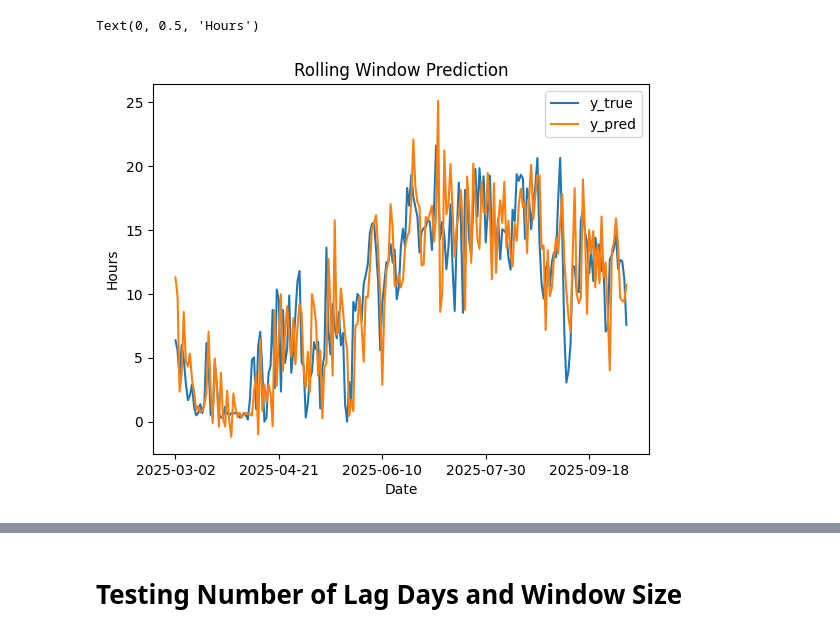
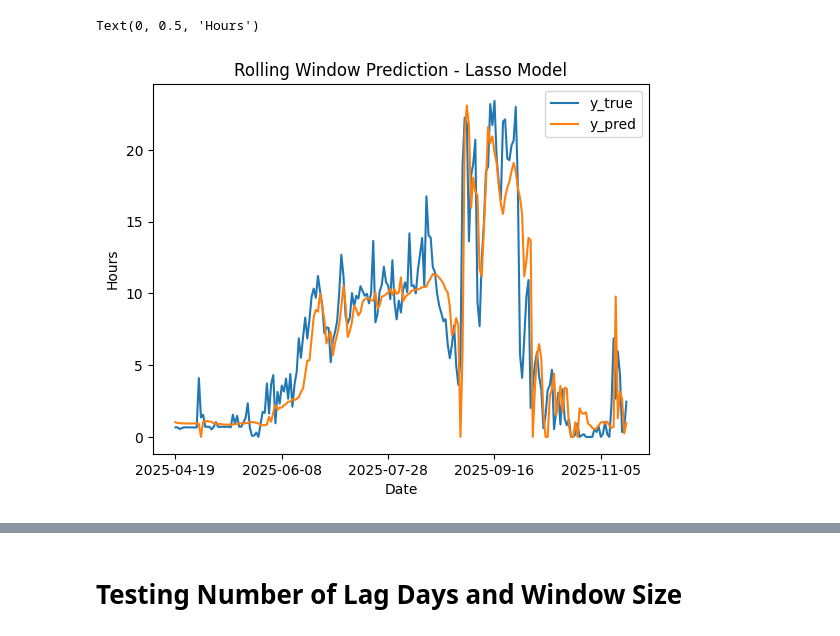
Before and after one commit to Temple-University-CIS-4496/cis-4496-project-hvac, a Jupyter notebook: Code/Modeling/BaseModelNewPreprocessing.ipynb, the cells around one changed output, grey strips where cells are left out. Drawn from its saved outputs; the diff is of its cells as text; code cells hidden in the pictures.

Commit message:
baseline model new updates

```diff
--- a/Code/Modeling/BaseModelNewPreprocessing.ipynb
+++ b/Code/Modeling/BaseModelNewPreprocessing.ipynb
@@ -2,7 +2,7 @@
 import pandas as pd
 import numpy as np
 # %%
-df = pd.read_csv("C:/Users/coffm/Downloads/CIS4496/thermo-data/processed_daily/timeseries_table_10_daily.csv")
+df = pd.read_csv("C:/Users/coffm/Downloads/CIS4496/thermo-data/processed_daily/timeseries_table_5_daily.csv")
 df.head()
 # %% [output]
 |  | Equipment_ID | Date | daily_heating_hours | daily_cooling_hours | daily_off_hours | daily_unknown_hours | ... |
@@ -63,7 +64,7 @@ df = df[groups == largest_group]
 # %%
 lag_cols_for_shift = [c for c in lag_worthy_features if c in df.columns]
 
-LAG_DAYS = 7
+LAG_DAYS = 1
 
 lags = []
 for i in range(1, LAG_DAYS + 1):
@@ -95,5 +96,5 @@ final feature set: 147 total
 # %%
-window_size = 10
+window_size = 28
 
 df_lags = df_lags[final_feature_set + ["daily_runtime_hours"]]
 df_lags_dropped = df_lags.dropna() #drop lagged which are missing
@@ -120,6 +121,7 @@ for end in range(window_size, len(y) - 1 + 1):
     windows.append((X_train, y_train, X_test, y_test, test_date))
 # %%
 from sklearn.linear_model import LinearRegression
+from sklearn.linear_model import Lasso
 from sklearn.preprocessing import StandardScaler
 
 predictions = []
@@ -127,15 +129,20 @@ coefs = []
 
 
 for X_train, y_train, X_test, y_test, test_date in windows:
+
     scaler = StandardScaler()
 
     X_train_scaled = scaler.fit_transform(X_train)
     X_test_scaled = scaler.transform(X_test)
 
-    model = LinearRegression()
+    model = Lasso(alpha = 0.45)
     model.fit(X_train_scaled, y_train)
 
     y_pred = model.predict(X_test_scaled)[0]
+    if y_pred > 24:
+        y_pred = 24
+    elif y_pred < 0:
+        y_pred = 0
 
     predictions.append({
         'y_true': y_test.iloc[0],
@@ -176,13 +183,13 @@ RMSE: 3.473227671892211
 # %%
 chart = pred_df.set_index('date')[['y_true', 'y_pred']].plot(
-    title='Rolling Window Prediction'
+    title='Rolling Window Prediction - Lasso Model'
 )
 
 chart.set_xlabel("Date")
 chart.set_ylabel("Hours")
 # %% [output]
 Text(0, 0.5, 'Hours')
-[figure, old version]
+[figure, new version]
 # %%
 y_true = pred_df["y_true"].to_numpy()
 y_pred = pred_df["y_pred"].to_numpy()
```
Also changed, not shown: parts of 30 cells of this notebook.
